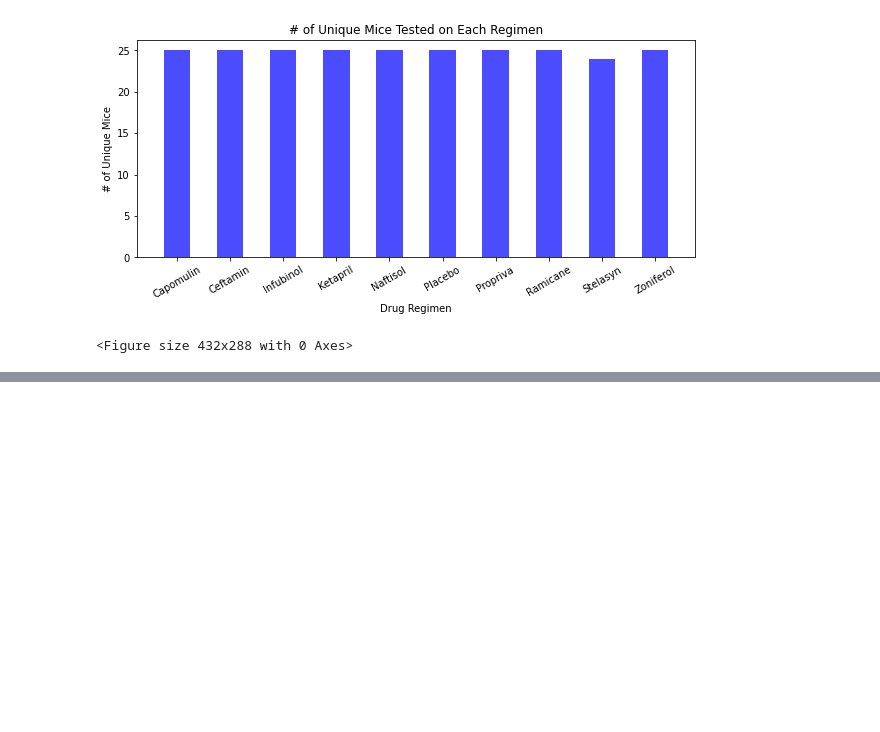
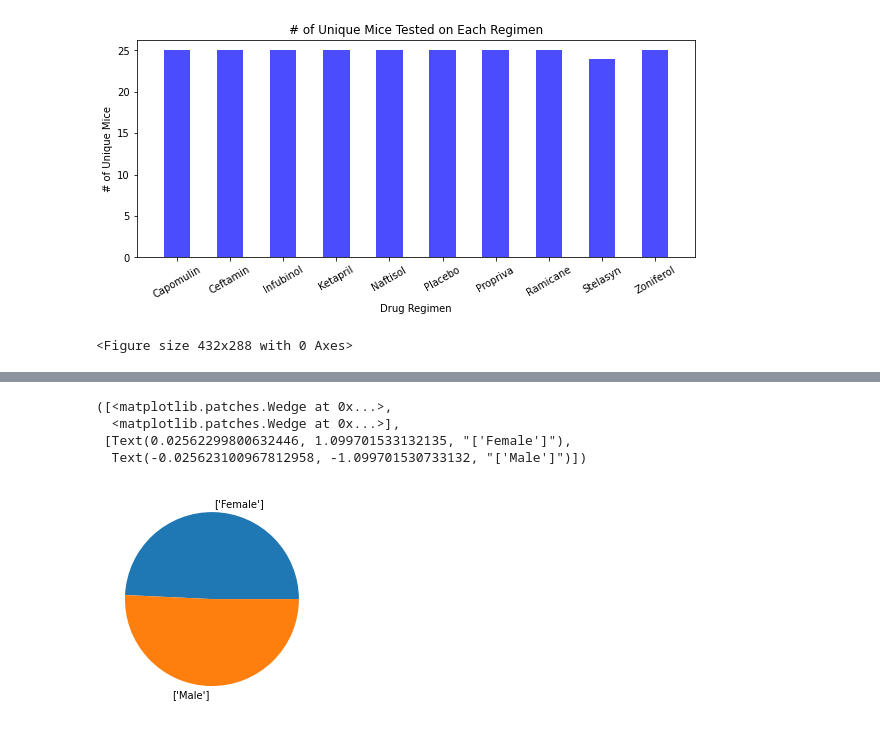
Before and after one commit to eliot1335/Pymaceuticals--Matplotlib-Visualization, a Jupyter notebook: Pymaceuticals/pymaceuticals.ipynb, the cells around one changed output, grey strips where cells are left out. Saved outputs shown, nothing was run; the diff lists cells and outputs as text; code cells hidden in the pictures; blank space fills up the shorter version.

```diff
--- a/Pymaceuticals/pymaceuticals.ipynb
+++ b/Pymaceuticals/pymaceuticals.ipynb
@@ -124,2 +136,9 @@ plt.tight_layout()
 # %%
 # Generate a pie plot showing the distribution of female versus male mice using pyplot
+plt.pie(gender_df["Sex"].count(), labels=gender_df["Sex"].unique())
+# %% [output]
+([<matplotlib.patches.Wedge at 0x...>,
+  <matplotlib.patches.Wedge at 0x...>],
+ [Text(0.02562299800632446, 1.099701533132135, "['Female']"),
+  Text(-0.025623100967812958, -1.099701530733132, "['Male']")])
+[figure, added]
```
Also changed, not shown: parts of 5 cells of this notebook.
